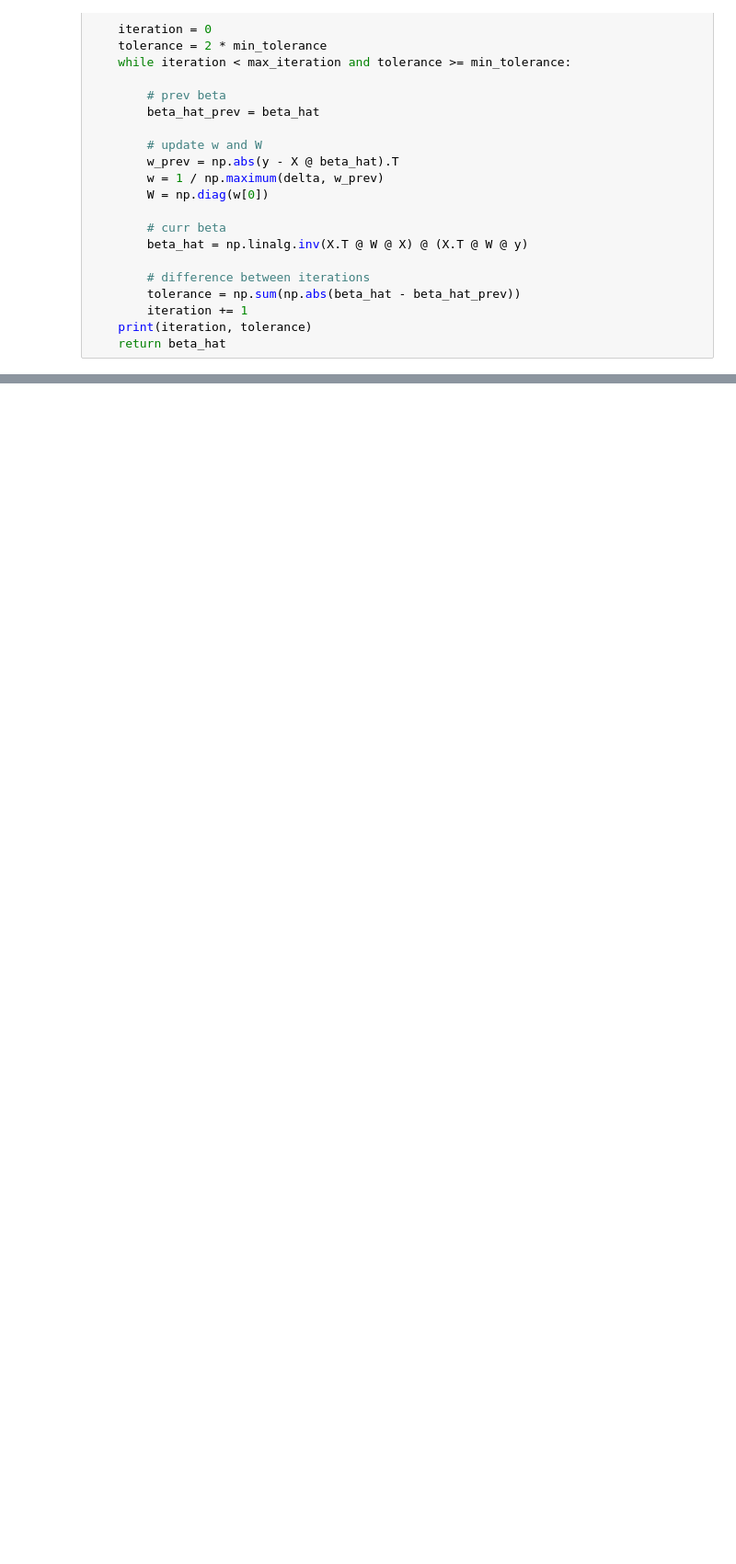
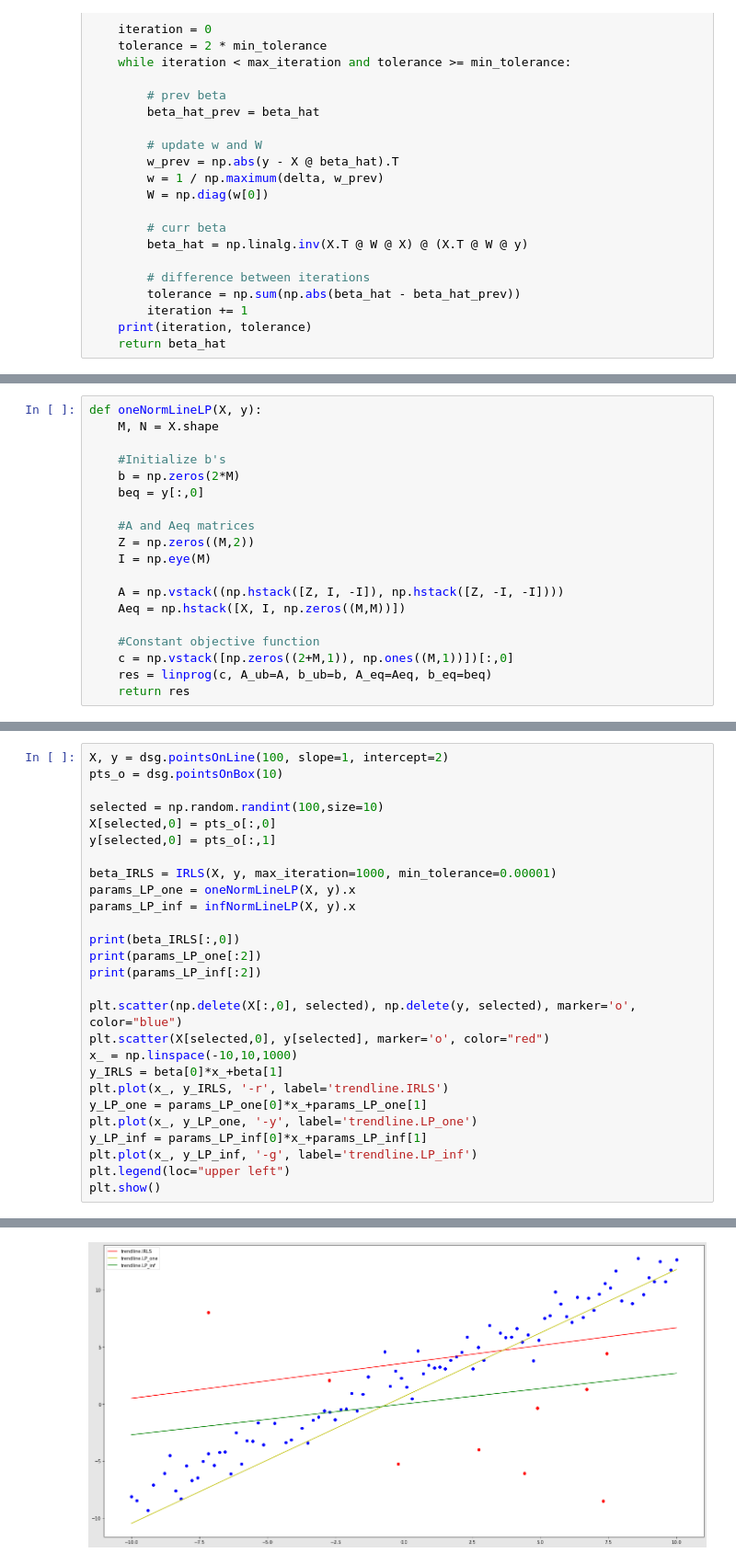
Before and after one commit to zhorkay/MFFCGCV, a Jupyter notebook: MATHFOUND21-1-Zoltan-Horkay.ipynb, the cells around one changed output, grey strips where cells are left out. Shown: that part at 92% size. Cells and saved outputs as stored; diff of their text form; blank space fills up the shorter version.

Commit message:
adding IRLS + LP solutions for Line Fitting

```diff
--- a/MATHFOUND21-1-Zoltan-Horkay.ipynb
+++ b/MATHFOUND21-1-Zoltan-Horkay.ipynb
@@ -252,0 +223,19 @@ plt.show()
+# %%
+def oneNormLineLP(X, y):
+    M, N = X.shape
+
+    #Initialize b's
+    b = np.zeros(2*M)
+    beq = y[:,0]
+
+    #A and Aeq matrices
+    Z = np.zeros((M,2))
+    I = np.eye(M)
+
+    A = np.vstack((np.hstack([Z, I, -I]), np.hstack([Z, -I, -I])))
+    Aeq = np.hstack([X, I, np.zeros((M,M))])
+
+    #Constant objective function
+    c = np.vstack([np.zeros((2+M,1)), np.ones((M,1))])[:,0]
+    res = linprog(c, A_ub=A, b_ub=b, A_eq=Aeq, b_eq=beq)
+    return res
@@ -252,0 +250,28 @@ plt.show()
+# %%
+X, y = dsg.pointsOnLine(100, slope=1, intercept=2)
+pts_o = dsg.pointsOnBox(10)
+
+selected = np.random.randint(100,size=10)
+X[selected,0] = pts_o[:,0]
+y[selected,0] = pts_o[:,1]
+
+beta_IRLS = IRLS(X, y, max_iteration=1000, min_tolerance=0.00001)
+params_LP_one = oneNormLineLP(X, y).x
+params_LP_inf = infNormLineLP(X, y).x
+
+print(beta_IRLS[:,0])
+print(params_LP_one[:2])
+print(params_LP_inf[:2])
+
+plt.scatter(np.delete(X[:,0], selected), np.delete(y, selected), marker='o', color="blue")
+plt.scatter(X[selected,0], y[selected], marker='o', color="red")
+x_ = np.linspace(-10,10,1000)
+y_IRLS = beta[0]*x_+beta[1]
+plt.plot(x_, y_IRLS, '-r', label='trendline.IRLS')
+y_LP_one = params_LP_one[0]*x_+params_LP_one[1]
+plt.plot(x_, y_LP_one, '-y', label='trendline.LP_one')
+y_LP_inf = params_LP_inf[0]*x_+params_LP_inf[1]
+plt.plot(x_, y_LP_inf, '-g', label='trendline.LP_inf')
+plt.legend(loc="upper left")
+plt.show()
+# %% [output]
@@ -252,0 +282 @@ plt.show()
+[figure, added]
```
Also changed, not shown: parts of 9 cells of this notebook.
